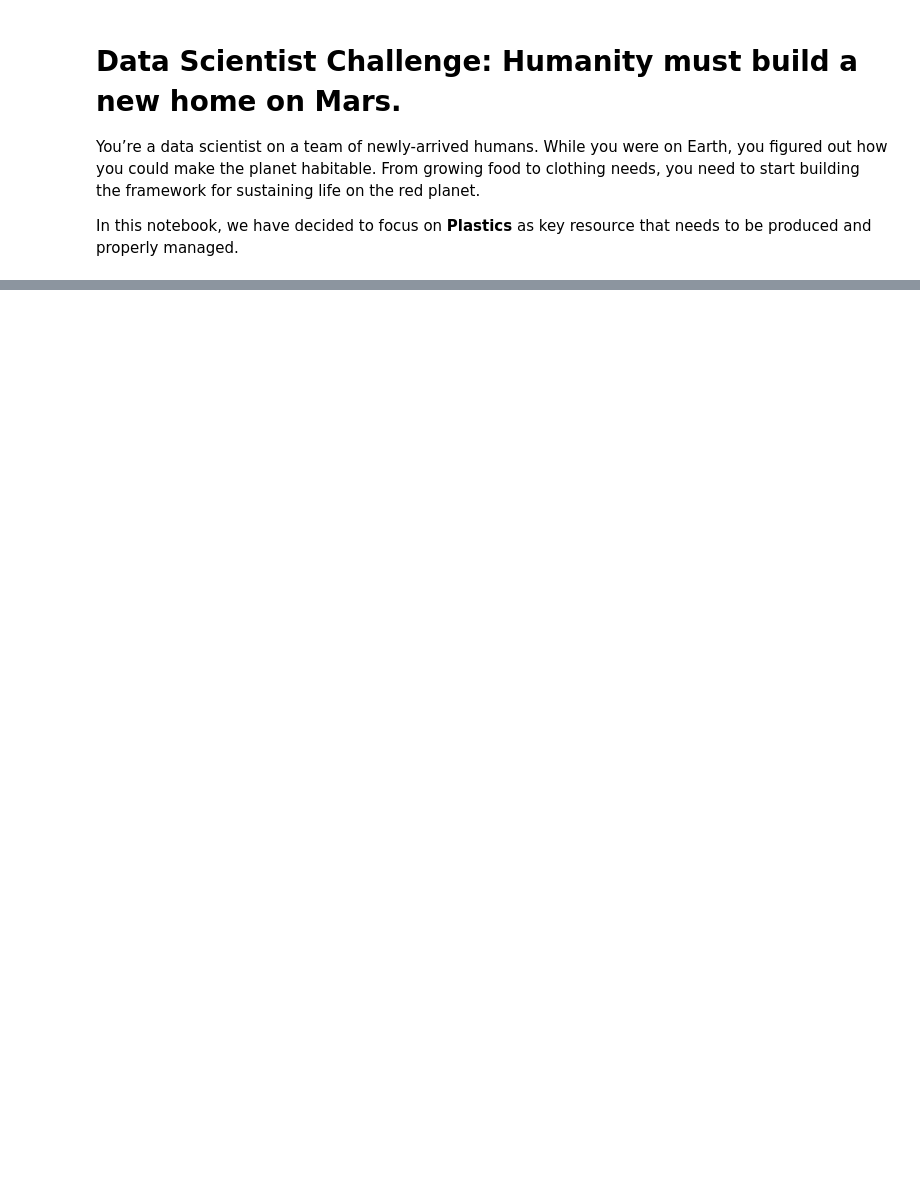
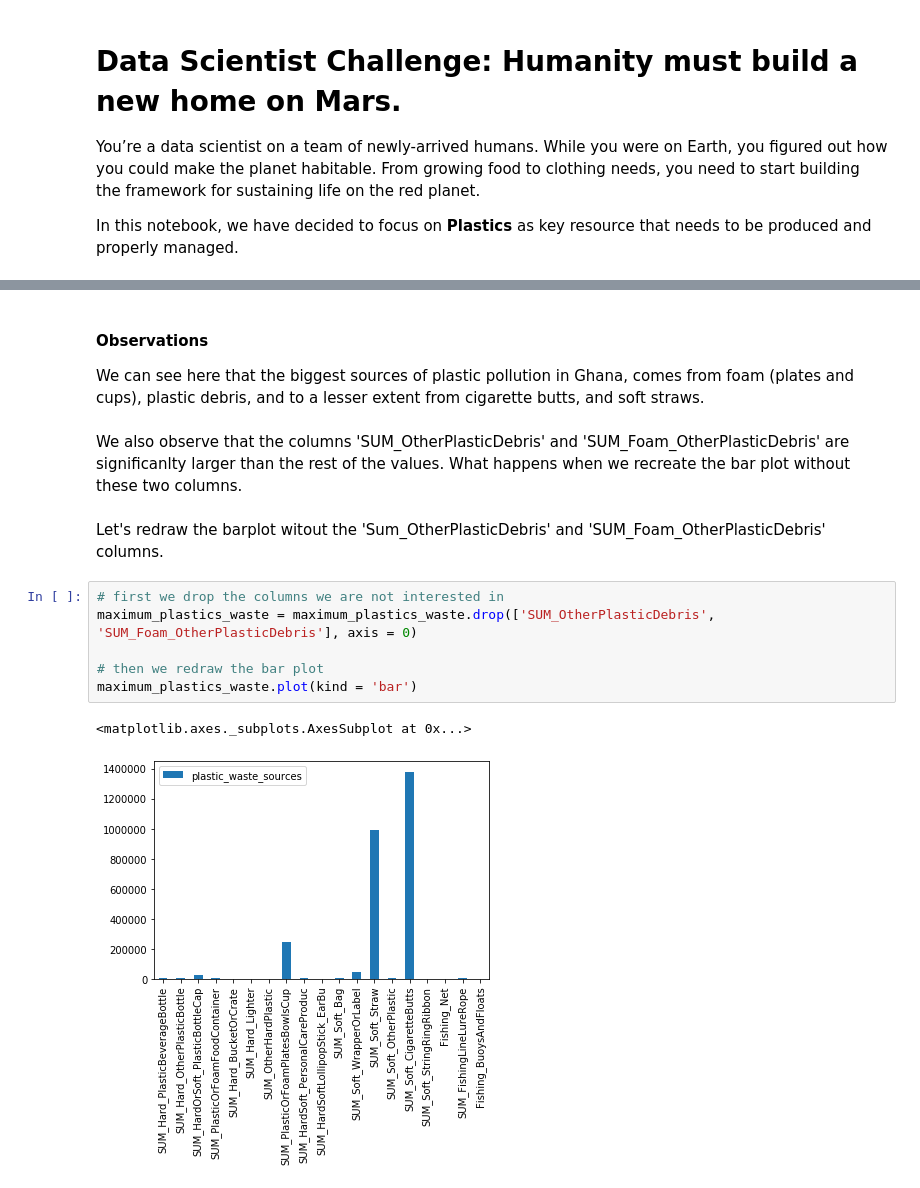
Before and after one commit to callysto/hackathon, a Jupyter notebook: SustainabilityOnMars/ChallengeExamples/plastic-example.ipynb, the cells around one changed output, grey strips where cells are left out. Drawn from its saved outputs; the diff is of its cells as text; blank space fills up the shorter version.

```diff
--- a/SustainabilityOnMars/ChallengeExamples/plastic-example.ipynb
+++ b/SustainabilityOnMars/ChallengeExamples/plastic-example.ipynb
@@ -173,0 +185,16 @@ In this example you have seen how data can give us insights into questions and s
+# %% [markdown]
+#### Observations
+We can see here that the biggest sources of plastic pollution in Ghana, comes from foam (plates and cups), plastic debris, and to a lesser extent from cigarette butts, and soft straws.
+# %% [markdown]
+We also observe that the columns 'SUM_OtherPlasticDebris' and 'SUM_Foam_OtherPlasticDebris' are significanlty larger than the rest of the values. What happens when we recreate the bar plot without these two columns.
+# %% [markdown]
+Let's redraw the barplot witout the 'Sum_OtherPlasticDebris' and 'SUM_Foam_OtherPlasticDebris' columns.
+# %%
+# first we drop the columns we are not interested in
+maximum_plastics_waste = maximum_plastics_waste.drop(['SUM_OtherPlasticDebris', 'SUM_Foam_OtherPlasticDebris'], axis = 0)
+
+# then we redraw the bar plot
+maximum_plastics_waste.plot(kind = 'bar')
+# %% [output]
+<matplotlib.axes._subplots.AxesSubplot at 0x...>
+[figure, added]
```
Also changed, not shown: parts of 50 cells of this notebook.
